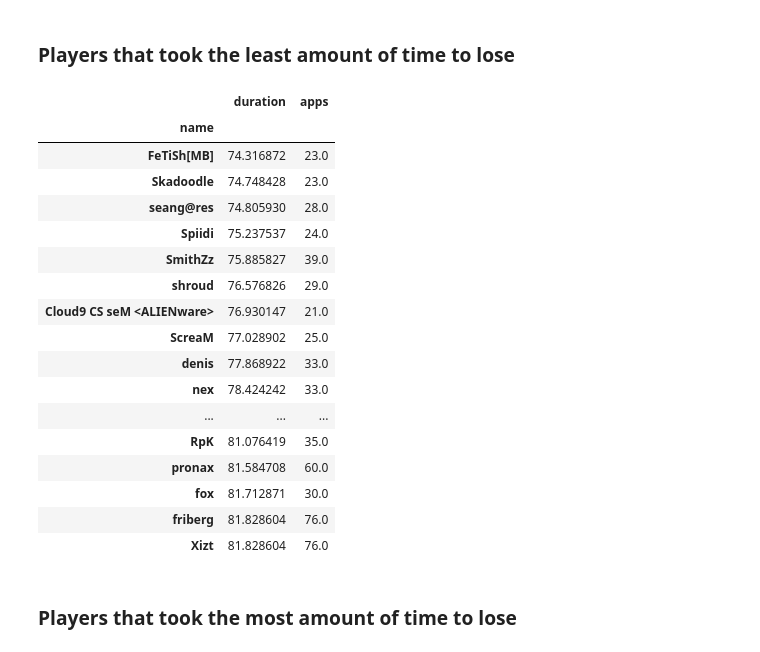
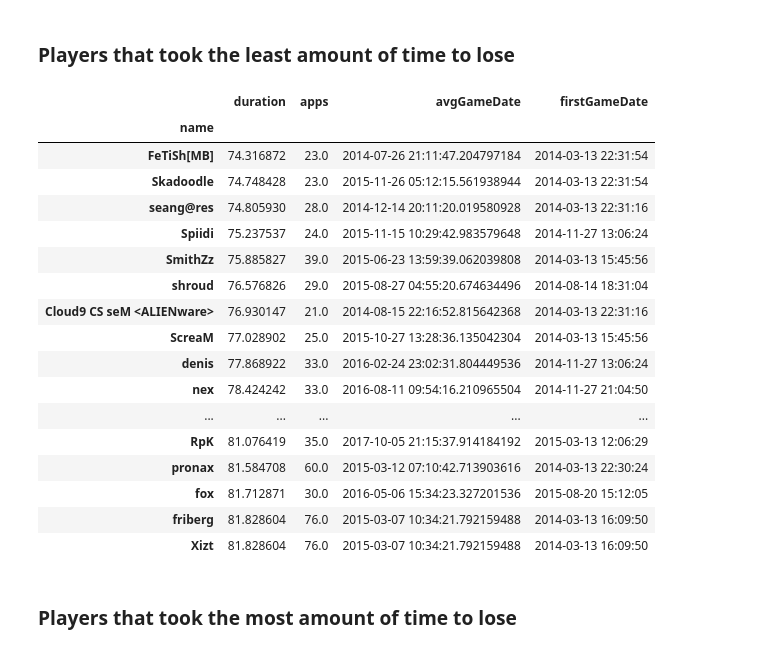
Before and after one commit to bevan-philip/have-cs-rounds-become-slower, a Jupyter notebook: analysis.ipynb, the cells around one changed output. Cells and saved outputs as stored; diff of their text form; code cells hidden in the pictures.

```diff
--- a/analysis.ipynb
+++ b/analysis.ipynb
@@ -3,6 +3,7 @@ import pandas as pd
 pd.options.plotting.backend = "plotly"
 import plotly.io as pio
 pio.renderers.default = "png"
+import plotly.express as px
 import numpy as np
 # import matplotlib.pyplot as plt
 import sqlite3
@@ -12,6 +13,7 @@ con = sqlite3.connect("csgo.db")
 csgo_df = pd.read_sql_query("SELECT * FROM round INNER JOIN game WHERE round.game_id = game.id", con, parse_dates=["time"])
 players_df = pd.read_sql_query("SELECT * from players", con)
 csgo_df['time'] = pd.to_datetime(csgo_df['time'], utc=True)
+csgo_df['timeUnix'] = csgo_df['time'].apply(lambda x: x.timestamp())
 
 # Some Pandas visual display options to read the data
 pd.set_option('display.max_columns', None)
@@ -30,6 +32,7 @@ csgo_df['lastKillToEndS'] = csgo_df['lastKillToEnd']/csgo_df['tickrate']
 csgo_df["team_a_players"] = csgo_df.team_a_players.apply(lambda x: sorted(map(int, x[1:-1].split(','))))
 csgo_df["team_b_players"] = csgo_df.team_b_players.apply(lambda x: sorted(map(int, x[1:-1].split(','))))
 csgo_df["losingPlayers"] = np.where(csgo_df["losingTeamName"] == csgo_df["team_a"],  csgo_df["team_a_players"], csgo_df["team_b_players"])
+csgo_df["players"] = csgo_df["team_a_players"] + csgo_df["team_b_players"]
 
 # Converting nade/kill ticks into relative datapoints
 csgo_df['heTicks'] = csgo_df.heTicks.apply(lambda x: sorted(map(int, x[1:-1].split(','))) if x != "null" else [])
@@ -129,3 +142,9 @@ moloG.plot()
+# %%
+time = csgo_df[["players", "timeUnix"]].explode("players").groupby("players").agg(list)
+time["avgGameDate"] = time["timeUnix"].apply(np.mean)
+time["firstGameDate"] = time["timeUnix"].apply(lambda x: sorted(x)[0])
+# time["avgGameDate"] = time["avgGameDate"].apply(lambda x: pd.to_datetime(x, unit='s'))
+time = time[["avgGameDate", "firstGameDate"]]
 # %% [markdown]
 ### Calculating the players that save the most
 # %%
@@ -244,30 +286,33 @@ csgo_df.losingPlayers.explode().value_counts().to_frame().reset_index().rename(c
 # %% [markdown]
 ## Players that take the most amount of time to lose
 # %%
-durations = csgo_df.explode("losingPlayers").reset_index()[["duration", "losingPlayers"]].rename(columns={"losingPlayers": "SteamID64"}).merge(players_df)[["duration", "name", "apps"]]
+durations = csgo_df.explode("losingPlayers").reset_index()[["duration", "losingPlayers"]].rename(columns={"losingPlayers": "SteamID64"}).merge(players_df).merge(time, left_on="SteamID64", right_on="players")[["duration", "name", "apps", "avgGameDate", "firstGameDate"]]
 # %% [markdown]
 ### Players that took the least amount of time to lose
 # %%
-durations.loc[durations['apps'] > 20 ].groupby('name').agg(list).applymap(np.mean).sort_values(by='duration').head(30)
+dur = durations.loc[durations['apps'] > 20 ].groupby('name').agg(list).applymap(np.mean)
+dur["avgGameDate"] = dur["avgGameDate"].apply(lambda x: pd.to_datetime(x, unit='s'))
+dur["firstGameDate"] = dur["firstGameDate"].apply(lambda x: pd.to_datetime(x, unit='s'))
+dur.sort_values(by='duration').head(30)
 # %% [output]
-|  | duration | apps |
-| name |  |  |
-| FeTiSh[MB] | 74.316872 | 23.0 |
-| Skadoodle | 74.748428 | 23.0 |
-| seang@res | 74.805930 | 28.0 |
-| Spiidi | 75.237537 | 24.0 |
-| SmithZz | 75.885827 | 39.0 |
-| shroud | 76.576826 | 29.0 |
-| Cloud9 CS seM <ALIENware> | 76.930147 | 21.0 |
-| ScreaM | 77.028902 | 25.0 |
-| denis | 77.868922 | 33.0 |
-| nex | 78.424242 | 33.0 |
-| ... | ... | ... |
-| RpK | 81.076419 | 35.0 |
-| pronax | 81.584708 | 60.0 |
-| fox | 81.712871 | 30.0 |
-| friberg | 81.828604 | 76.0 |
-| Xizt | 81.828604 | 76.0 |
+|  | duration | apps | avgGameDate | firstGameDate |
+| name |  |  |  |  |
+| FeTiSh[MB] | 74.316872 | 23.0 | 2014-07-26 21:11:47.204797184 | 2014-03-13 22:31:54 |
+| Skadoodle | 74.748428 | 23.0 | 2015-11-26 05:12:15.561938944 | 2014-03-13 22:31:54 |
+| seang@res | 74.805930 | 28.0 | 2014-12-14 20:11:20.019580928 | 2014-03-13 22:31:16 |
+| Spiidi | 75.237537 | 24.0 | 2015-11-15 10:29:42.983579648 | 2014-11-27 13:06:24 |
+| SmithZz | 75.885827 | 39.0 | 2015-06-23 13:59:39.062039808 | 2014-03-13 15:45:56 |
+| shroud | 76.576826 | 29.0 | 2015-08-27 04:55:20.674634496 | 2014-08-14 18:31:04 |
+| Cloud9 CS seM <ALIENware> | 76.930147 | 21.0 | 2014-08-15 22:16:52.815642368 | 2014-03-13 22:31:16 |
+| ScreaM | 77.028902 | 25.0 | 2015-10-27 13:28:36.135042304 | 2014-03-13 15:45:56 |
+| denis | 77.868922 | 33.0 | 2016-02-24 23:02:31.804449536 | 2014-11-27 13:06:24 |
+| nex | 78.424242 | 33.0 | 2016-08-11 09:54:16.210965504 | 2014-11-27 21:04:50 |
+| ... | ... | ... | ... | ... |
+| RpK | 81.076419 | 35.0 | 2017-10-05 21:15:37.914184192 | 2015-03-13 12:06:29 |
+| pronax | 81.584708 | 60.0 | 2015-03-12 07:10:42.713903616 | 2014-03-13 22:30:24 |
+| fox | 81.712871 | 30.0 | 2016-05-06 15:34:23.327201536 | 2015-08-20 15:12:05 |
+| friberg | 81.828604 | 76.0 | 2015-03-07 10:34:21.792159488 | 2014-03-13 16:09:50 |
+| Xizt | 81.828604 | 76.0 | 2015-03-07 10:34:21.792159488 | 2014-03-13 16:09:50 |
 # %% [markdown]
 ### Players that took the most amount of time to lose
 # %%
```
Also changed, not shown: parts of 15 cells of this notebook.
